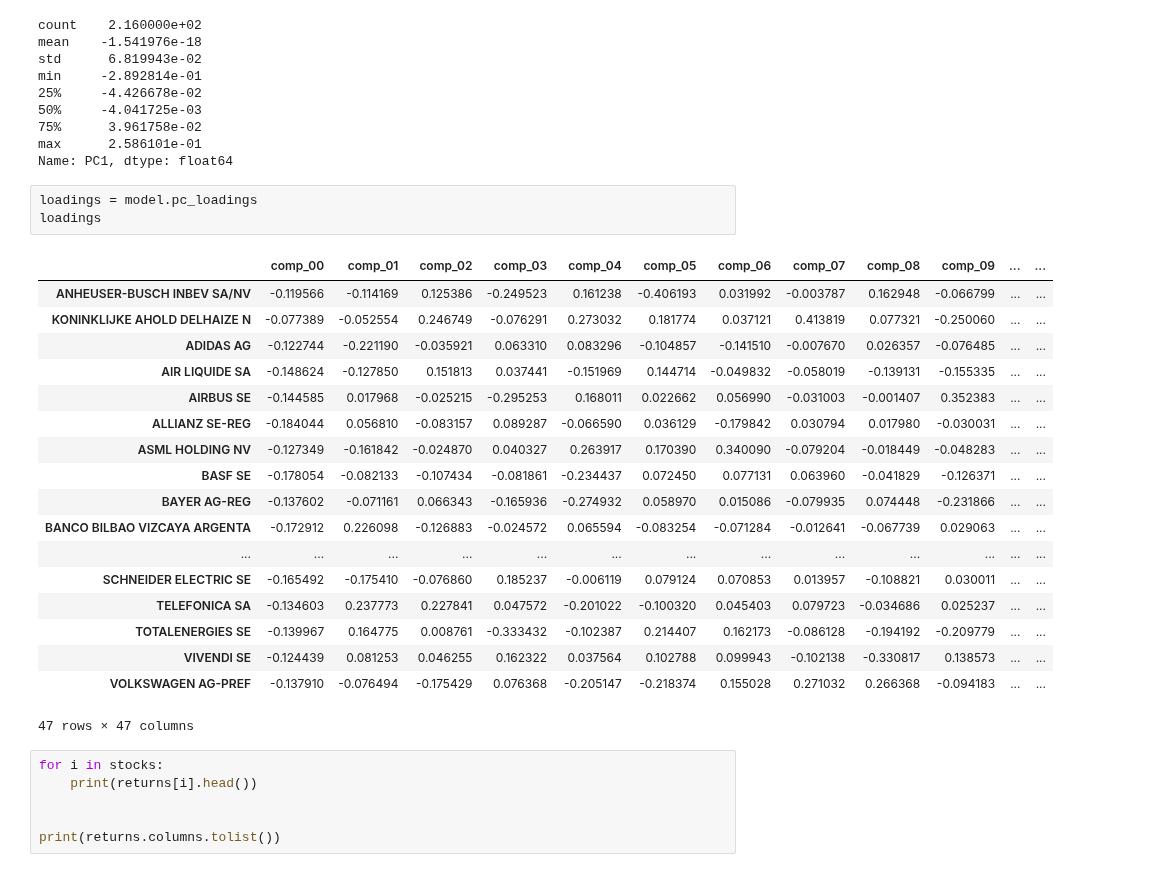
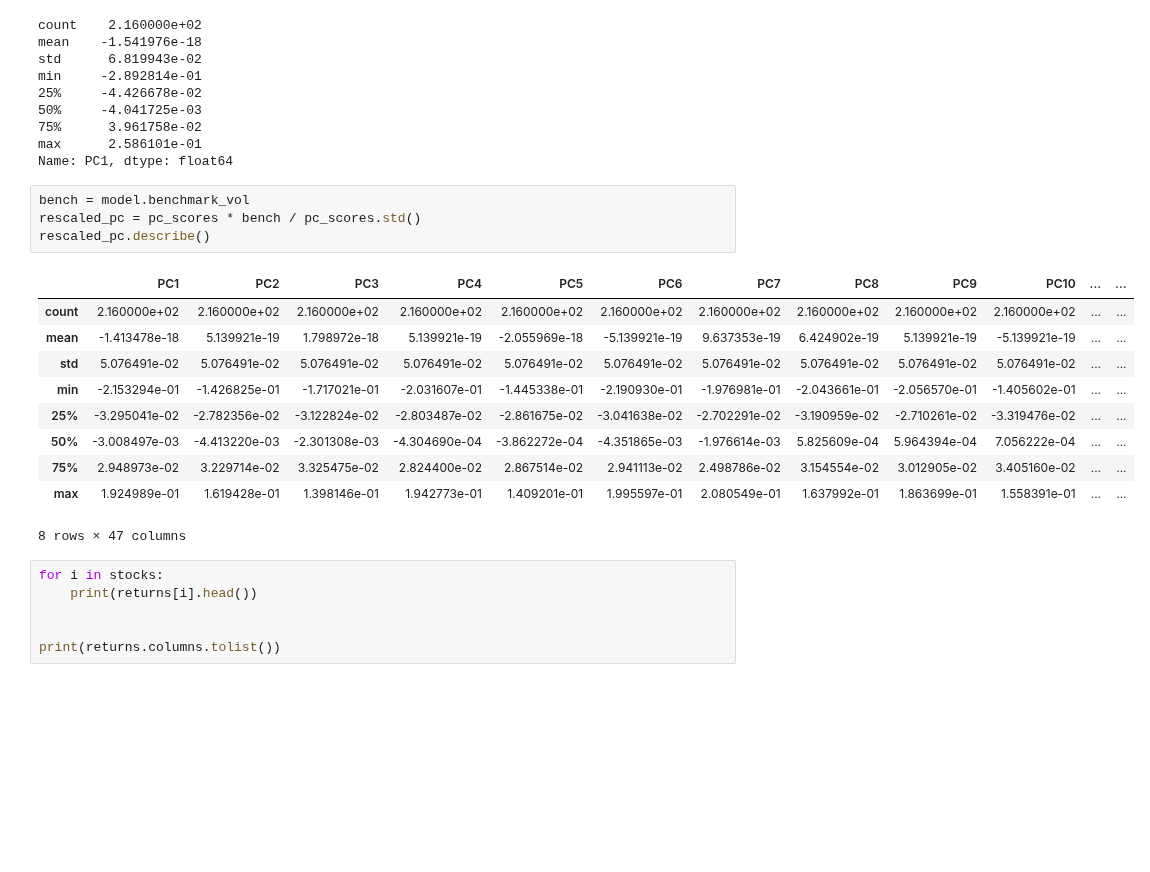
Before and after one commit to RomainCastellarnau/Financial-Econometrics-II, a Jupyter notebook: Code/core_portfolio.ipynb, the cells around one changed output. Drawn from its saved outputs; the diff is of its cells as text; blank space fills up the shorter version.

```diff
--- a/Code/core_portfolio.ipynb
+++ b/Code/core_portfolio.ipynb
@@ -87,28 +87,21 @@ min     -2.892814e-01
 75%      3.961758e-02
 max      2.586101e-01
 Name: PC1, dtype: float64
-# %%
-loadings = model.pc_loadings
-loadings
-# %% [output]
-|  | comp_00 | comp_01 | comp_02 | comp_03 | comp_04 | comp_05 | comp_06 | comp_07 | comp_08 | comp_09 | ... | ... |
-| ANHEUSER-BUSCH INBEV SA/NV | -0.119566 | -0.114169 | 0.125386 | -0.249523 | 0.161238 | -0.406193 | 0.031992 | -0.003787 | 0.162948 | -0.066799 | ... | ... |
-| KONINKLIJKE AHOLD DELHAIZE N | -0.077389 | -0.052554 | 0.246749 | -0.076291 | 0.273032 | 0.181774 | 0.037121 | 0.413819 | 0.077321 | -0.250060 | ... | ... |
-| ADIDAS AG | -0.122744 | -0.221190 | -0.035921 | 0.063310 | 0.083296 | -0.104857 | -0.141510 | -0.007670 | 0.026357 | -0.076485 | ... | ... |
-| AIR LIQUIDE SA | -0.148624 | -0.127850 | 0.151813 | 0.037441 | -0.151969 | 0.144714 | -0.049832 | -0.058019 | -0.139131 | -0.155335 | ... | ... |
-| AIRBUS SE | -0.144585 | 0.017968 | -0.025215 | -0.295253 | 0.168011 | 0.022662 | 0.056990 | -0.031003 | -0.001407 | 0.352383 | ... | ... |
-| ALLIANZ SE-REG | -0.184044 | 0.056810 | -0.083157 | 0.089287 | -0.066590 | 0.036129 | -0.179842 | 0.030794 | 0.017980 | -0.030031 | ... | ... |
-| ASML HOLDING NV | -0.127349 | -0.161842 | -0.024870 | 0.040327 | 0.263917 | 0.170390 | 0.340090 | -0.079204 | -0.018449 | -0.048283 | ... | ... |
-| BASF SE | -0.178054 | -0.082133 | -0.107434 | -0.081861 | -0.234437 | 0.072450 | 0.077131 | 0.063960 | -0.041829 | -0.126371 | ... | ... |
-| BAYER AG-REG | -0.137602 | -0.071161 | 0.066343 | -0.165936 | -0.274932 | 0.058970 | 0.015086 | -0.079935 | 0.074448 | -0.231866 | ... | ... |
-| BANCO BILBAO VIZCAYA ARGENTA | -0.172912 | 0.226098 | -0.126883 | -0.024572 | 0.065594 | -0.083254 | -0.071284 | -0.012641 | -0.067739 | 0.029063 | ... | ... |
-| ... | ... | ... | ... | ... | ... | ... | ... | ... | ... | ... | ... | ... |
-| SCHNEIDER ELECTRIC SE | -0.165492 | -0.175410 | -0.076860 | 0.185237 | -0.006119 | 0.079124 | 0.070853 | 0.013957 | -0.108821 | 0.030011 | ... | ... |
-| TELEFONICA SA | -0.134603 | 0.237773 | 0.227841 | 0.047572 | -0.201022 | -0.100320 | 0.045403 | 0.079723 | -0.034686 | 0.025237 | ... | ... |
-| TOTALENERGIES SE | -0.139967 | 0.164775 | 0.008761 | -0.333432 | -0.102387 | 0.214407 | 0.162173 | -0.086128 | -0.194192 | -0.209779 | ... | ... |
-| VIVENDI SE | -0.124439 | 0.081253 | 0.046255 | 0.162322 | 0.037564 | 0.102788 | 0.099943 | -0.102138 | -0.330817 | 0.138573 | ... | ... |
-| VOLKSWAGEN AG-PREF | -0.137910 | -0.076494 | -0.175429 | 0.076368 | -0.205147 | -0.218374 | 0.155028 | 0.271032 | 0.266368 | -0.094183 | ... | ... |
-47 rows × 47 columns
+# %%
+bench = model.benchmark_vol
+rescaled_pc = pc_scores * bench / pc_scores.std()
+rescaled_pc.describe()
+# %% [output]
+|  | PC1 | PC2 | PC3 | PC4 | PC5 | PC6 | PC7 | PC8 | PC9 | PC10 | ... | ... |
+| count | 2.160000e+02 | 2.160000e+02 | 2.160000e+02 | 2.160000e+02 | 2.160000e+02 | 2.160000e+02 | 2.160000e+02 | 2.160000e+02 | 2.160000e+02 | 2.160000e+02 | ... | ... |
+| mean | -1.413478e-18 | 5.139921e-19 | 1.798972e-18 | 5.139921e-19 | -2.055969e-18 | -5.139921e-19 | 9.637353e-19 | 6.424902e-19 | 5.139921e-19 | -5.139921e-19 | ... | ... |
+| std | 5.076491e-02 | 5.076491e-02 | 5.076491e-02 | 5.076491e-02 | 5.076491e-02 | 5.076491e-02 | 5.076491e-02 | 5.076491e-02 | 5.076491e-02 | 5.076491e-02 | ... | ... |
+| min | -2.153294e-01 | -1.426825e-01 | -1.717021e-01 | -2.031607e-01 | -1.445338e-01 | -2.190930e-01 | -1.976981e-01 | -2.043661e-01 | -2.056570e-01 | -1.405602e-01 | ... | ... |
+| 25% | -3.295041e-02 | -2.782356e-02 | -3.122824e-02 | -2.803487e-02 | -2.861675e-02 | -3.041638e-02 | -2.702291e-02 | -3.190959e-02 | -2.710261e-02 | -3.319476e-02 | ... | ... |
+| 50% | -3.008497e-03 | -4.413220e-03 | -2.301308e-03 | -4.304690e-04 | -3.862272e-04 | -4.351865e-03 | -1.976614e-03 | 5.825609e-04 | 5.964394e-04 | 7.056222e-04 | ... | ... |
+| 75% | 2.948973e-02 | 3.229714e-02 | 3.325475e-02 | 2.824400e-02 | 2.867514e-02 | 2.941113e-02 | 2.498786e-02 | 3.154554e-02 | 3.012905e-02 | 3.405160e-02 | ... | ... |
+| max | 1.924989e-01 | 1.619428e-01 | 1.398146e-01 | 1.942773e-01 | 1.409201e-01 | 1.995597e-01 | 2.080549e-01 | 1.637992e-01 | 1.863699e-01 | 1.558391e-01 | ... | ... |
+8 rows × 47 columns
 # %%
 for i in stocks:
     print(returns[i].head())
```
Also changed, not shown: 1 other file.
